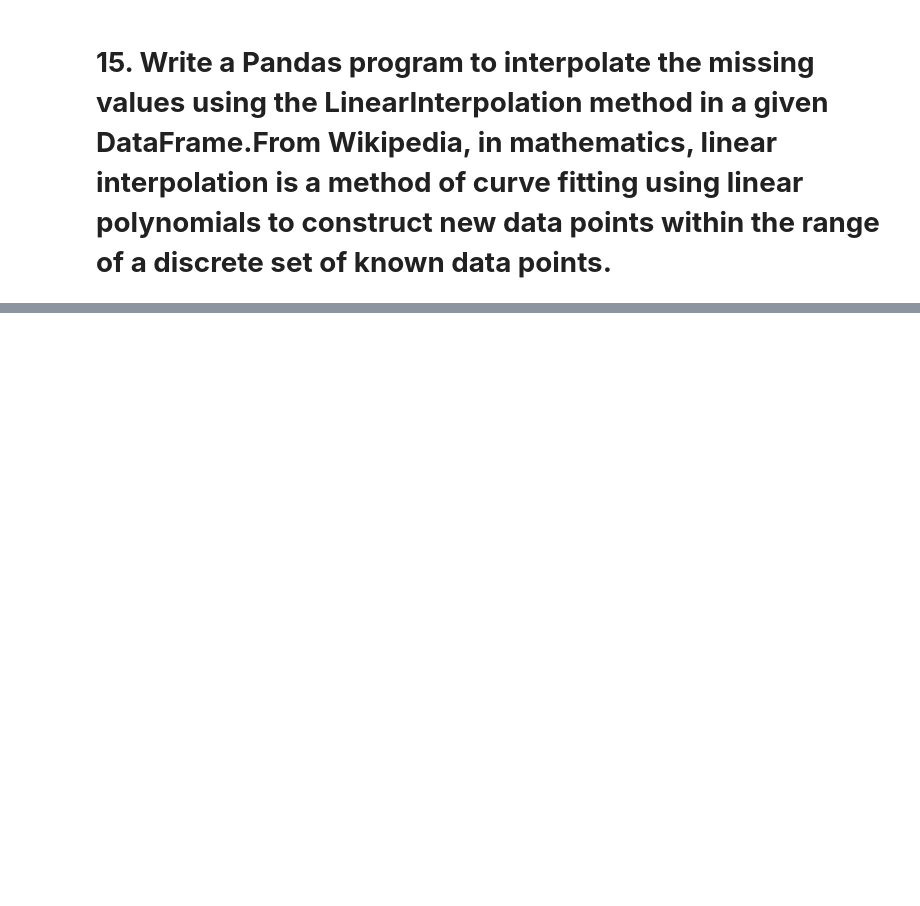
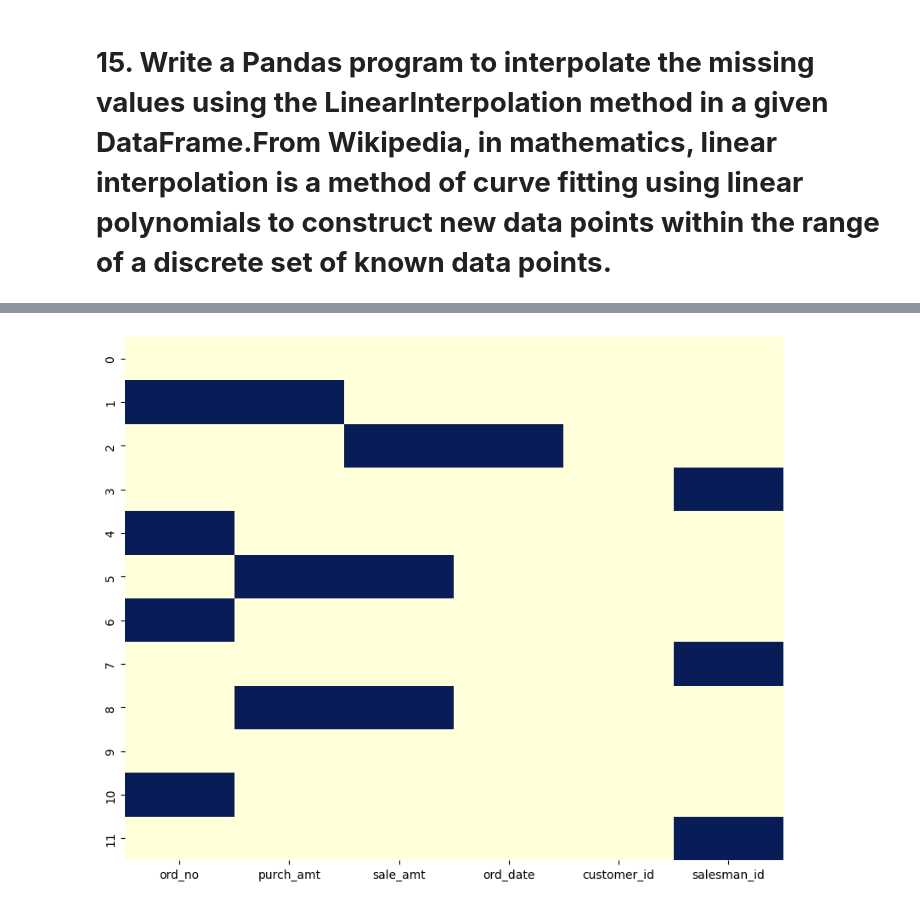
Before and after one commit to MayureshOP-max/DataAnalytics, a Jupyter notebook: Assignment_7.ipynb, the cells around one changed output, grey strips where cells are left out. Saved outputs shown, nothing was run; the diff lists cells and outputs as text; code cells hidden in the pictures; blank space fills up the shorter version.

```diff
--- a/Assignment_7.ipynb
+++ b/Assignment_7.ipynb
@@ -368,0 +550,17 @@ df7.replace(np.nan,df7.mean())
+# %%
+import seaborn as sns
+import matplotlib.pyplot as plt
+pd.set_option('display.max_rows', None)
+#pd.set_option('display.max_columns', None)
+df = pd.DataFrame({
+'ord_no':[70001,np.nan,70002,70004,np.nan,70005,np.nan,70010,70003,70012,np.nan,70013],
+'purch_amt':[150.5,np.nan,65.26,110.5,948.5,np.nan,5760,1983.43,np.nan,250.45, 75.29,3045.6],
+'sale_amt':[10.5,20.65,np.nan,11.5,98.5,np.nan,57,19.43,np.nan,25.45, 75.29,35.6],
+'ord_date': ['2012-10-05','2012-09-10',np.nan,'2012-08-17','2012-09-10','2012-07-27','2012-09-10','2012-10-10','2012-10-10','2012-06-27','2012-08-17','2012-04-25'],
+'customer_id':[3002,3001,3001,3003,3002,3001,3001,3004,3003,3002,3001,3001],
+'salesman_id':[5002,5003,5001,np.nan,5002,5001,5001,np.nan,5003,5002,5003,np.nan]})
+plt.figure(figsize=(10,8))
+sns.heatmap(df.isnull(), cbar=False, cmap="YlGnBu")
+plt.show()
+# %% [output]
+[figure, added]
```
Also changed, not shown: parts of 10 cells of this notebook.
